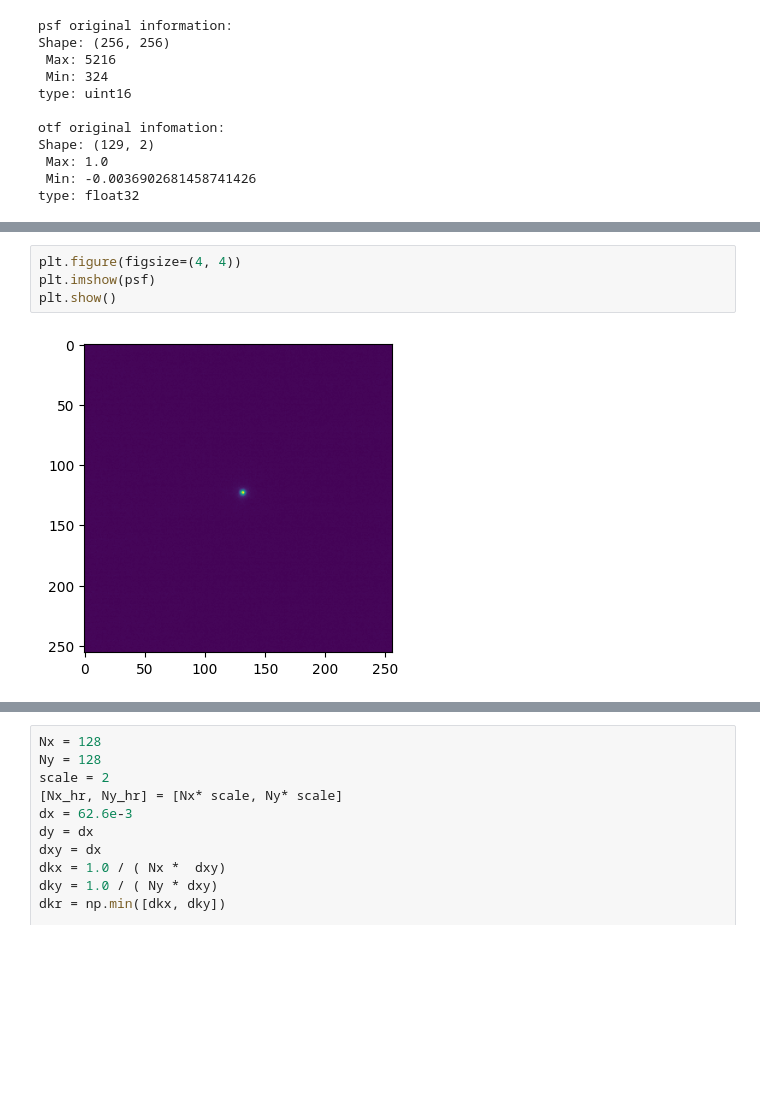
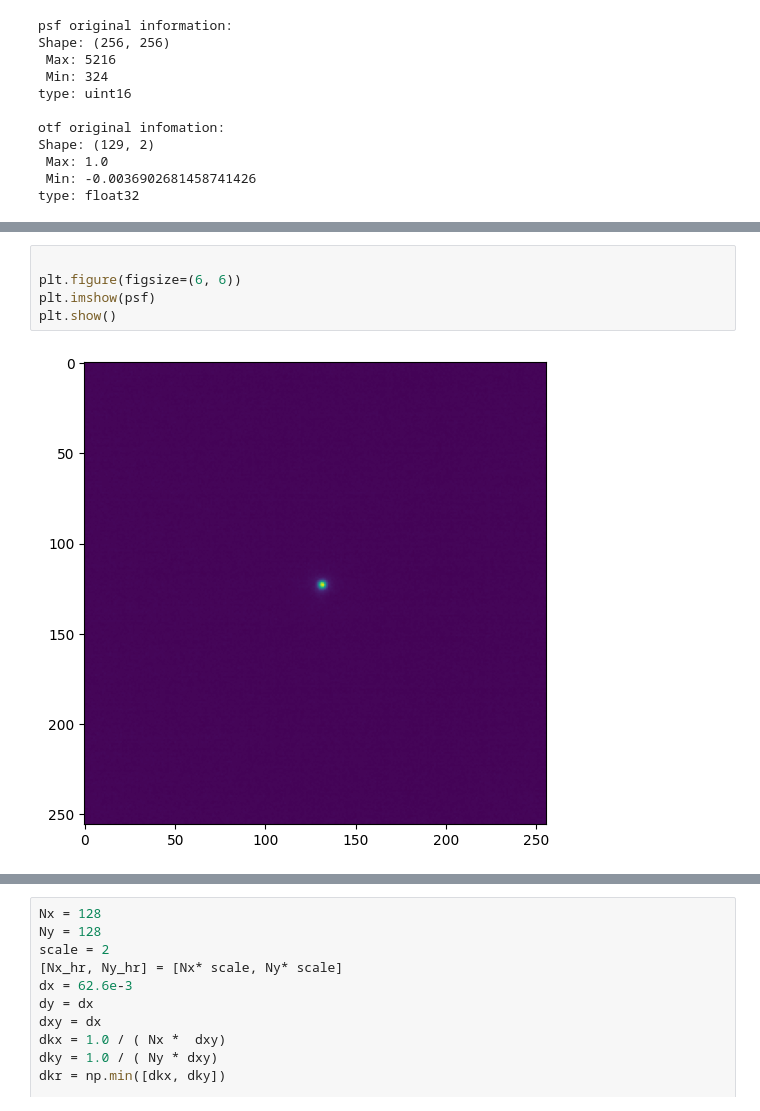
Before and after one commit to ArghaSarker/RDL-SIM-cleanup, a Jupyter notebook: oft_and_psf_extractor.ipynb, the cells around one changed output, grey strips where cells are left out. Cells and saved outputs as stored; diff of their text form; blank space fills up the shorter version.

```diff
--- a/oft_and_psf_extractor.ipynb
+++ b/oft_and_psf_extractor.ipynb
@@ -27,6 +38,7 @@ type: float32
 # %%
-plt.figure(figsize=(4, 4))
+
+plt.figure(figsize=(6, 6))
 plt.imshow(psf)
 plt.show()
 # %% [output]
-[figure, old version]
+[figure, new version]
```
Also changed, not shown: parts of 25 cells of this notebook.
